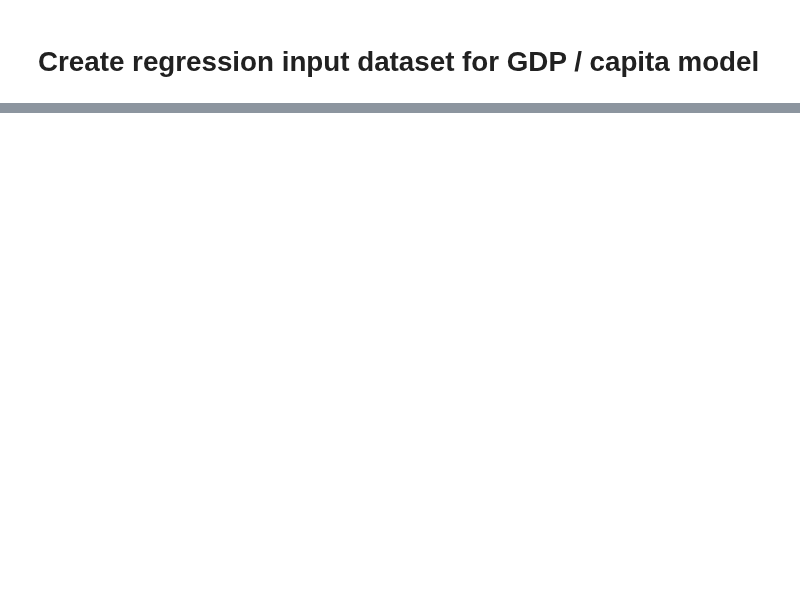
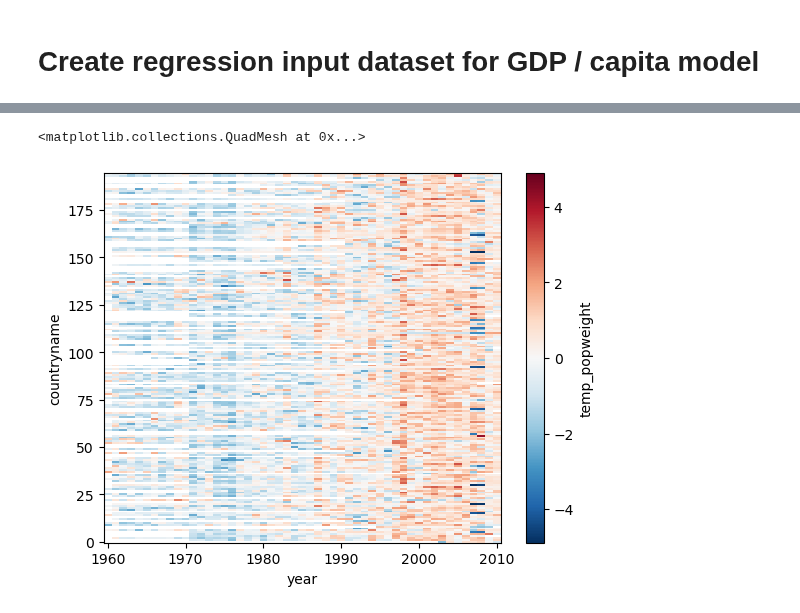
Before and after one commit to ks905383/impact_uncertainty, a Jupyter notebook: code/1b_create_reginput_gdppc.ipynb, the cells around one changed output, grey strips where cells are left out. Drawn from its saved outputs; the diff is of its cells as text; code cells hidden in the pictures; blank space fills up the shorter version.

```diff
--- a/code/1b_create_reginput_gdppc.ipynb
+++ b/code/1b_create_reginput_gdppc.ipynb
@@ -291,0 +323,7 @@ df_out_1deg.loc['Tuvalu']
+# %%
+d = df_out.query('obs_mod == "GMFD"').loc[:,'temp_popweight'].to_xarray()
+d = (d - d.mean('year'))/d.std('year')
+d.reset_index('countryname',drop=True).sortby('year').plot()
+# %% [output]
+<matplotlib.collections.QuadMesh at 0x...>
+[figure, added]
```
Also changed, not shown: parts of 16 cells of this notebook, 14 other files.
